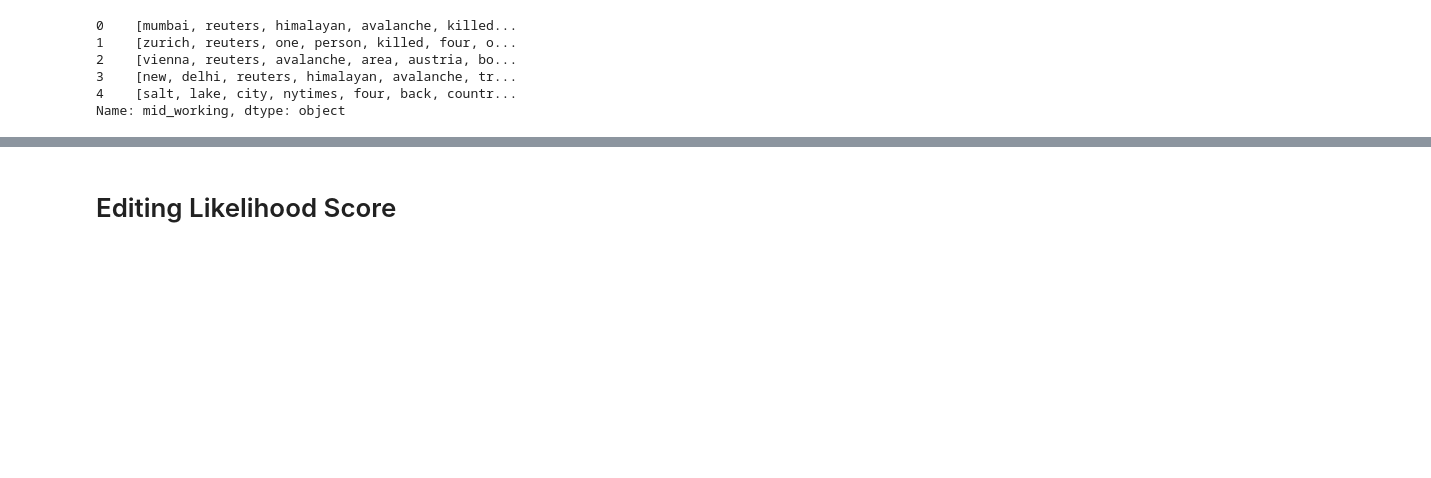
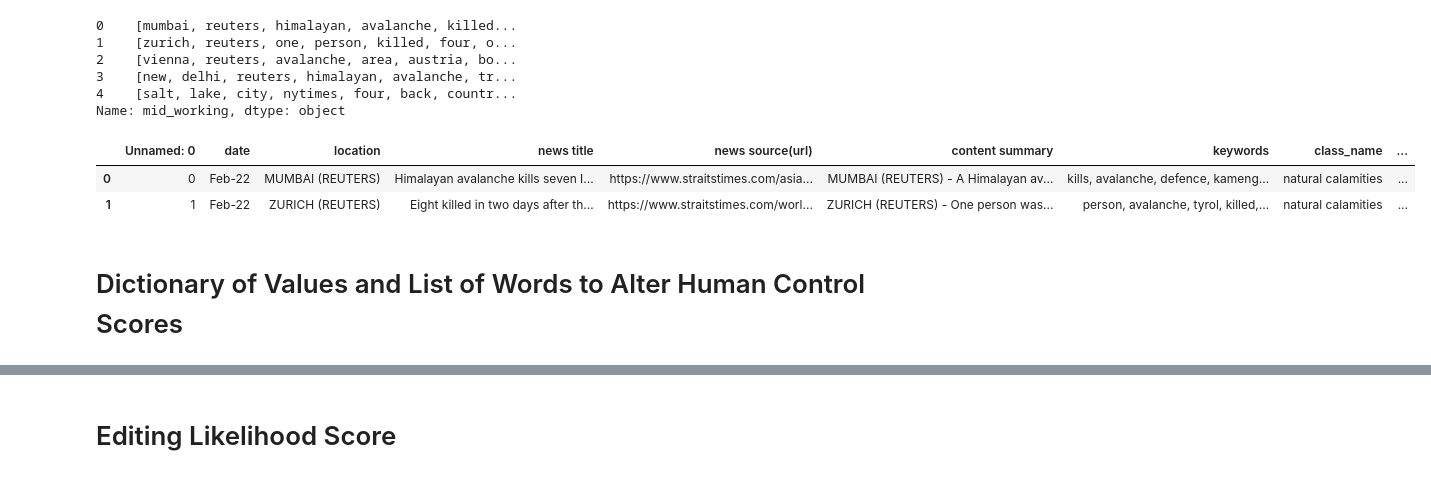
Before and after one commit to Shawntwj/FSX, a Jupyter notebook: 3D Plotting and Visualization/3D Plot Visualization.ipynb, the cells around one changed output, grey strips where cells are left out. Saved outputs shown, nothing was run; the diff lists cells and outputs as text; code cells hidden in the pictures; blank space fills up the shorter version.

```diff
--- a/3D Plotting and Visualization/3D Plot Visualization.ipynb
+++ b/3D Plotting and Visualization/3D Plot Visualization.ipynb
@@ -311,3 +311,9 @@ df['Severity Score'][df['sentiment label'] == 'neutral'].value_counts()
 Name: Severity Score, dtype: int64
 # %% [markdown]
 # Editing the Human Control Score
+# %%
+import pandas as pd
+df = pd.read_csv("Improved_Consolidated_News_Articles_With_Sentiment_Labels.csv")
+
+
+df.head()
@@ -343,3 +356,11 @@ df['mid_working'].head()
 Name: mid_working, dtype: object
 # %%
 df['New Human Control Score'] = df['Human Control Score']
+# %%
+df.head(2)
+# %% [output]
+|  | Unnamed: 0 | date | location | news title | news source(url) | content summary | keywords | class_name | ... |
+| 0 | 0 | Feb-22 | MUMBAI (REUTERS) | Himalayan avalanche kills seven I... | https://www.straitstimes.com/asia... | MUMBAI (REUTERS) - A Himalayan av... | kills, avalanche, defence, kameng... | natural calamities | ... |
+| 1 | 1 | Feb-22 | ZURICH (REUTERS) | Eight killed in two days after th... | https://www.straitstimes.com/worl... | ZURICH (REUTERS) - One person was... | person, avalanche, tyrol, killed,... | natural calamities | ... |
+# %% [markdown]
+# Dictionary of Values and List of Words to Alter Human Control Scores
```
Also changed, not shown: parts of 9 cells of this notebook.
